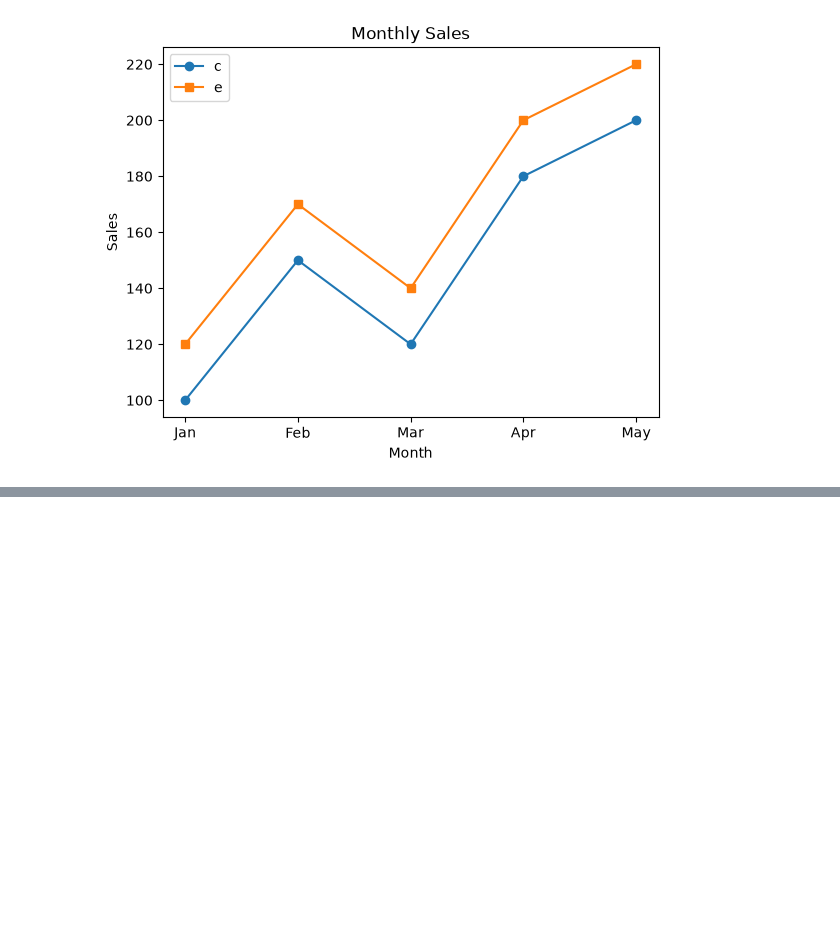
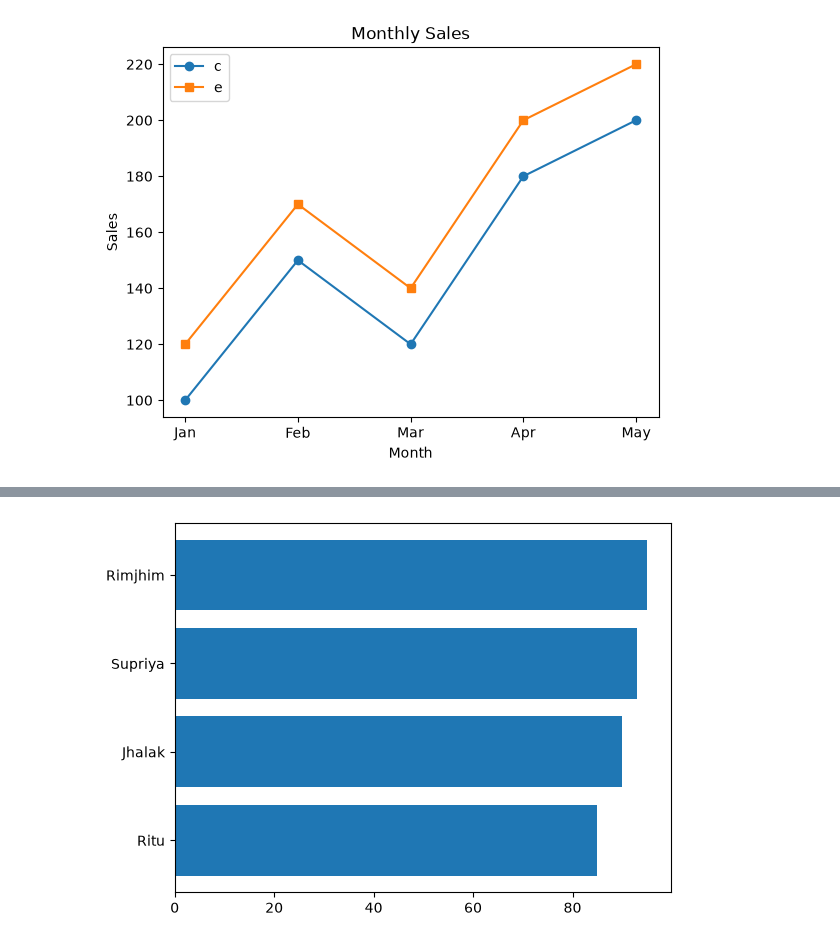
Before and after one commit to RituRai-03/Data-Visualization, a Jupyter notebook: Matplotlib.ipynb, the cells around one changed output, grey strips where cells are left out. Saved outputs shown, nothing was run; the diff lists cells and outputs as text; code cells hidden in the pictures; blank space fills up the shorter version.

```diff
--- a/Matplotlib.ipynb
+++ b/Matplotlib.ipynb
@@ -78,0 +92,5 @@ plt.show()
+# %%
+plt.barh(students, marks)
+plt.show()
+# %% [output]
+[figure, added]
```
Also changed, not shown: parts of 3 cells of this notebook.
